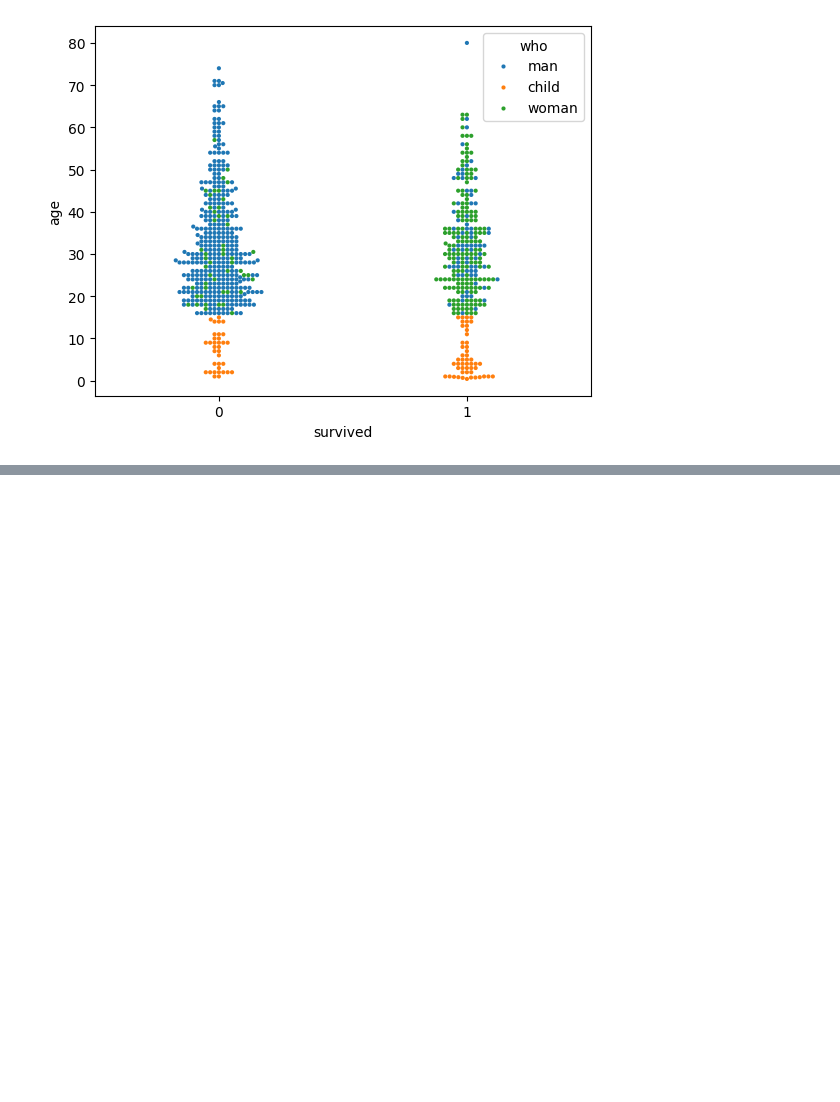
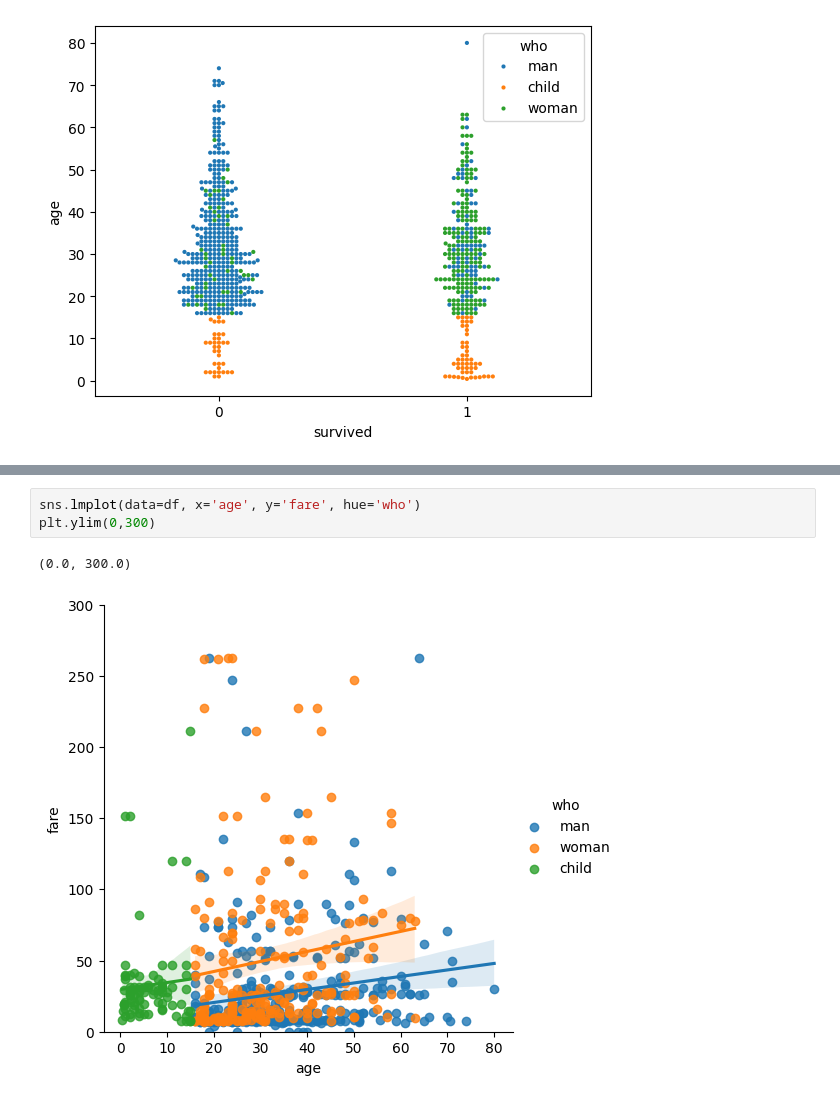
Before and after one commit to gak92/pkc2023, a Jupyter notebook: day_13/data_wrangling.ipynb, the cells around one changed output, grey strips where cells are left out. Drawn from its saved outputs; the diff is of its cells as text; blank space fills up the shorter version.

```diff
--- a/day_13/data_wrangling.ipynb
+++ b/day_13/data_wrangling.ipynb
@@ -299,0 +312,6 @@ sns.swarmplot(data=df, x='survived', y='age', hue='who', size=3)
+# %%
+sns.lmplot(data=df, x='age', y='fare', hue='who')
+plt.ylim(0,300)
+# %% [output]
+(0.0, 300.0)
+[figure, added]
```
Also changed, not shown: parts of 2 cells of this notebook.
